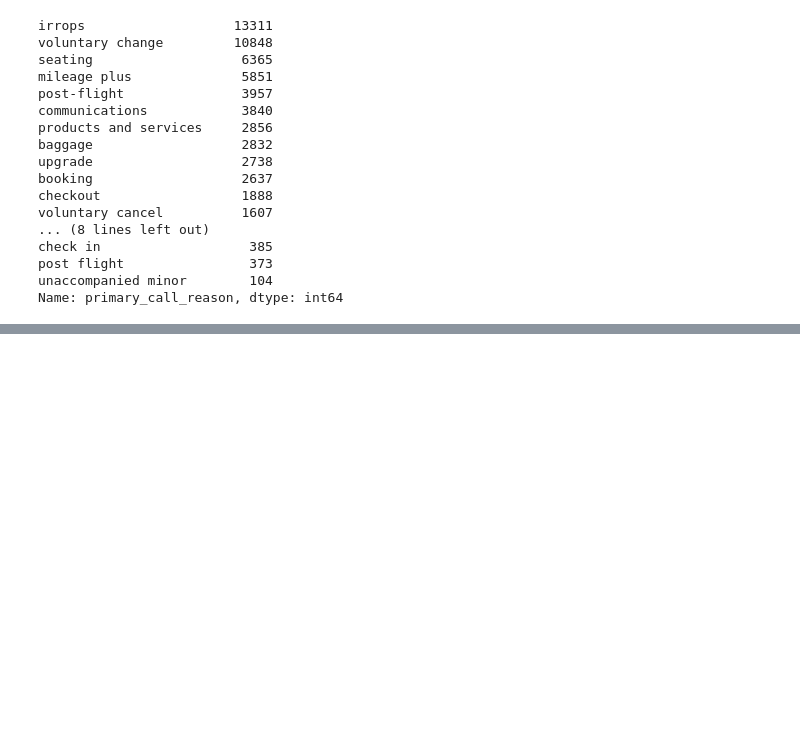
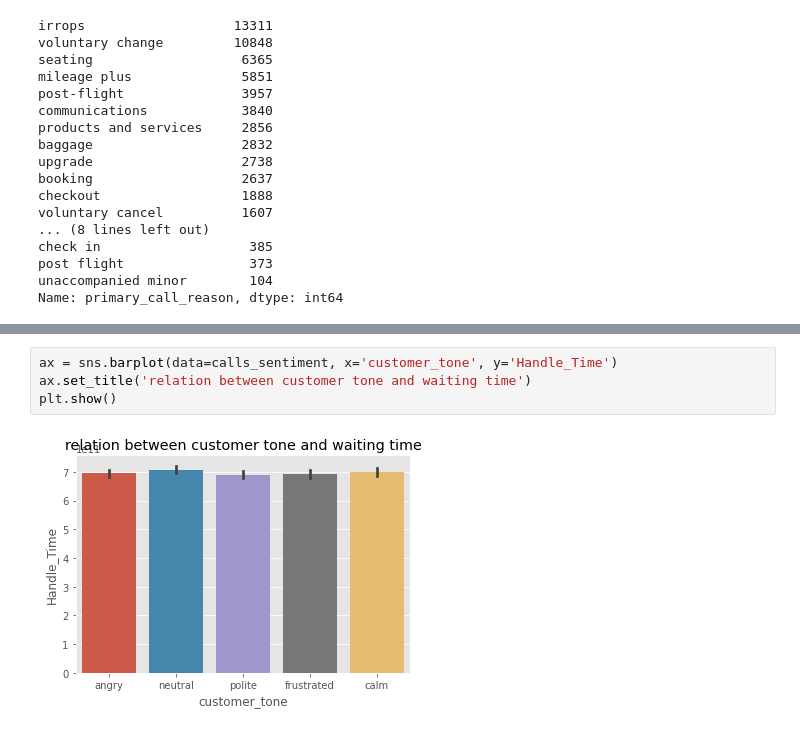
Before and after one commit to NaheedAnju/BlueMoon, a Jupyter notebook: United_Airlines.ipynb, the cells around one changed output, grey strips where cells are left out. Cells and saved outputs as stored; diff of their text form; blank space fills up the shorter version.

```diff
--- a/United_Airlines.ipynb
+++ b/United_Airlines.ipynb
@@ -189,0 +269,6 @@ KeyError: 'call_end_datetime'
+# %%
+ax = sns.barplot(data=calls_sentiment, x='customer_tone', y='Handle_Time')
+ax.set_title('relation between customer tone and waiting time')
+plt.show()
+# %% [output]
+[figure, added]
```
Also changed, not shown: parts of 28 cells of this notebook.
